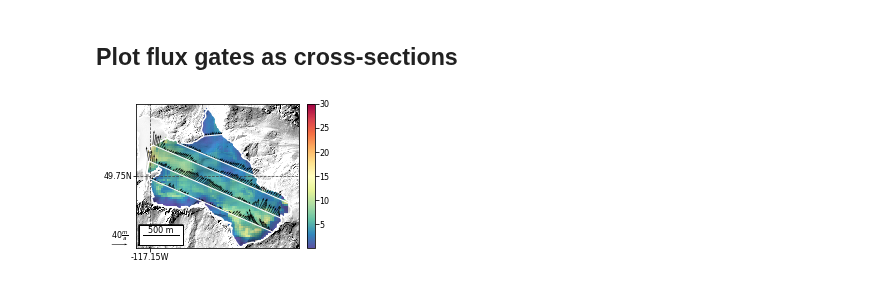
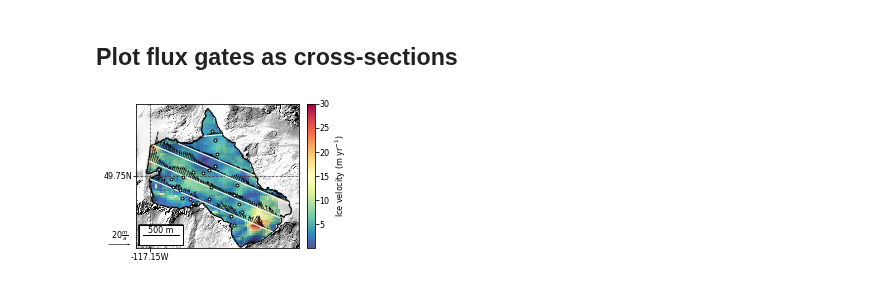
Before and after one commit to bpelto/ice_dynamics, a Jupyter notebook: flux_gate-Kokanee_MP-pw-Linear.ipynb, the cells around one changed output. Saved outputs shown, nothing was run; the diff lists cells and outputs as text; code cells hidden in the pictures.

Commit message:
update flux scripts

```diff
--- a/flux_gate-Kokanee_MP-pw-Linear.ipynb
+++ b/flux_gate-Kokanee_MP-pw-Linear.ipynb
@@ -42,5 +42,3 @@ sVZ=np.sqrt((sVsys**2)+((sVRAND)**2))
 sVZ
 # %% [output]
 2.7313000567495327
-# %%
-rho = pd.read_csv(fl_path + 'kokanee_rho_6.csv')
@@ -1311,0 +1597,3 @@ new
+# %%
+e=(STATS[:-4].ELA_sat - STATS[:-4].ELA)
+e.mean(),e
@@ -1377,10 +1701,12 @@ STATS
 # %%
 S1=STATS.copy()
-AB=[]
-# AC=[]
+AB=[];AC=[];AL=[];EL=[];
 for i in range(len(S1)):
-    AB.append(str(S1.ALL[i])+' $\pm$ '+str(S1.ALLse[i]))
-S1.ALL=AB;
-S1.drop(columns=['ALLse'], inplace=True)
+    AL.append(str(S1.ALL[i])+' $\pm$ '+str(S1.ALLse[i]))
+    AB.append(str(S1.ABL[i])+' $\pm$ '+str(S1.ABLse[i]))
+    AC.append((str(S1.ACC[i])+' $\pm$ '+str(S1.ACCse[i])))
+    EL.append((str(S1.ELA_sat[i])+' $\pm$ '+str(S1.sELA_sat[i])))
+S1.ABL=AB;S1.ACC=AC;S1.ALL=AL;S1.ELA_sat=EL
+S1.drop(columns=['ABLse','ABL','ACCse','ACC','ALLse','sELA_sat'], inplace=True)
 S1
 # %% [output]
@@ -1826,7 +2095,7 @@ vf_list = ['kokanee_vy_25m_2016.tif','kokanee_vy_25m_2017.tif','kokanee_vy_25m_2
 vdir = '/home/pelto/Desktop/velocity_mapping/' +glacier[gl] + '/dem/3m/'
 ITS = fl_path + 'ITS_Live/' + str(year) + '_conrad_ITS_LIVE.tif'
 
-year=2016
+year=2018
 I = np.abs(year - 2016)
 
 VX = vdir+ vf_list[I][:-15] + 'vx_25m_' +str(year)+ '.tif'
@@ -1837,6 +2106,11 @@ vx = salem.open_xr_dataset(VX);vx = vx.to_array(name='vx')
 msk = salem.open_xr_dataset(path + 'kokanee_2015_extent_5m.tif')
 msk_reproj = vy.salem.transform(msk); msk = msk_reproj.to_array(name='msk')
 topo ='/home/pelto/Desktop/lidar_cbt_analysis/kokanee/20181014_Kokanee_dem1_clip_slave.tif'
+shpf = path + 'Kokanee/kokanee_2015.shp'
+with open('/home/pelto/Desktop/ice_flux/Kokanee/' + glacier[0] +'_df_agg.pkl', 'rb') as f:
+    df_agg = pickle.load(f)
+obs_shp = '/home/pelto/Desktop/ice_flux/flux_pts.shp' #GIS/GlacierPoints/ALL_gps_point_SB_topos.shp'
+obs_pts = salem.read_shapefile(obs_shp)
 
 vz = vy
 vz.data = np.sqrt(vx.data**2 + vz.data**2 )
@@ -1845,8 +2119,7 @@ vz.data[msk.data!=1.0] = np.nan;
 
 font = {'family' : 'Helvetica', 'weight' : 'normal', 'size'   : 8}
 plt.rc('font', **font)
-pylab.rcParams['xtick.major.pad']='1'
-pylab.rcParams['ytick.major.pad']='1'
+pylab.rcParams['xtick.major.pad']='1';pylab.rcParams['ytick.major.pad']='1'
 
 fig, ax = plt.subplots(1, figsize=cm2inch(8.5,5.75))
 grid = mercator_grid(center_ll=(-117.137, 49.75), extent=(2250, 2000)) ##zoomed out view
@@ -1864,42 +2137,47 @@ sm1.set_vmax(val=30.)
 #      Change the lon-lat countour setting
 sm1.set_lonlat_contours(add_ytick_labels=True, interval=0.05, linewidths=0.75, linestyles='--', colors='0.25')
 sm1.set_topography(topo,  relief_factor=0.8)
-sm1.set_shapefile(shpf, lw=1.5, color='w')
+sm1.set_shapefile(shpf, lw=1.2, color='k')
 sm1.set_shapefile(gates, color='w', lw=1.1)
-sm1.append_colorbar(ax=ax, pad=0.1, label='')#'Ice Velocity (m yr$^{-1}$)')
+
+x, y = sm1.grid.transform(obs_pts.lon.values, obs_pts.lat.values)
+ax.scatter(x, y, color='k', s=8, facecolor='w',zorder=3)
+
+sm1.append_colorbar(ax=ax, pad=0.1, label='Ice velocity (m yr$^{-1}$)')#'Ice Velocity (m yr$^{-1}$)')
 sm1.plot(ax=ax)
 
+df_agg.vx[df_agg.lon<-117.146]=df_agg.vx[df_agg.lon<-117.146]*-1.0
+
 u = df_agg.vx.values
-v = df_agg.vy.values;v[v>25]=v[v>25]*0.5
+v = df_agg.vy.values;#v[v>25]=v[v>25]*0.2
 
 X, Y = np.meshgrid(df_agg.lon,df_agg.lat)
 
 # transform their coordinates to the map reference system and plot the arrows
 xx, yy = sm1.grid.transform(df_agg.lon, df_agg.lat, crs=salem.wgs84)#sm1.grid.proj
 
 # xx, yy = np.meshgrid(xx,yy)
 
 # qu = ax.quiver(xx, yy, u, v)
 
 ###### start:stop:step
-Q = ax.quiver(xx[::1], yy[::1], u[::1], v[::1])  #, pivot='mid')
-qk = ax.quiverkey(Q, 0.07, 0.10, 20, r'$40 \frac{m}{a}$', labelpos='N', coordinates='figure', labelsep=0.025)
-
-
+n=1
+Q = ax.quiver(xx[::n], yy[::n], u[::n], v[::n], scale=150)  #, pivot='mid')
+qk = ax.quiverkey(Q, 0.07, 0.10, 20, r'$20 \frac{m}{a}$', labelpos='N', coordinates='figure', labelsep=0.025)
 
 # Q = ax.quiver(X[::1, ::1], Y[::1, ::1], u[::1, ::1], v[::1, ::1], pivot='mid')
 #Q= ax2.quiver(X[::3, ::3], Y[::3, ::3], U[::3, ::3], V[::3, ::3],pivot='mid', units='inches')
 
 # X, Y = np.meshgrid(df_agg.lon,df_agg.lat)
 # U = df_agg.vx.values
 # V = df_agg.vy.values
 # U,V = np.meshgrid(U, V)
 
 # # Q = ax.quiver(X, Y, U, V)#units='width', angles='uv')
 # Q = ax.quiver(X[::30, ::30], Y[::30, ::30], U[::30, ::30], V[::30, ::30], units='xy')
 
 
 fig.subplots_adjust(bottom=0.05, top=0.99, left=0.14, right=0.88) #, wspace=0.22, hspace=0.15
 plt.savefig(fl_path+ 'products/'+ glacier[gl]+ '_' +str(year) +'_vel_gates_quiver.pdf', dpi=300)
 # %% [output]
-[figure, old version]
+[figure, new version]
```
Also changed, not shown: parts of 69 cells of this notebook, 5 other files.
